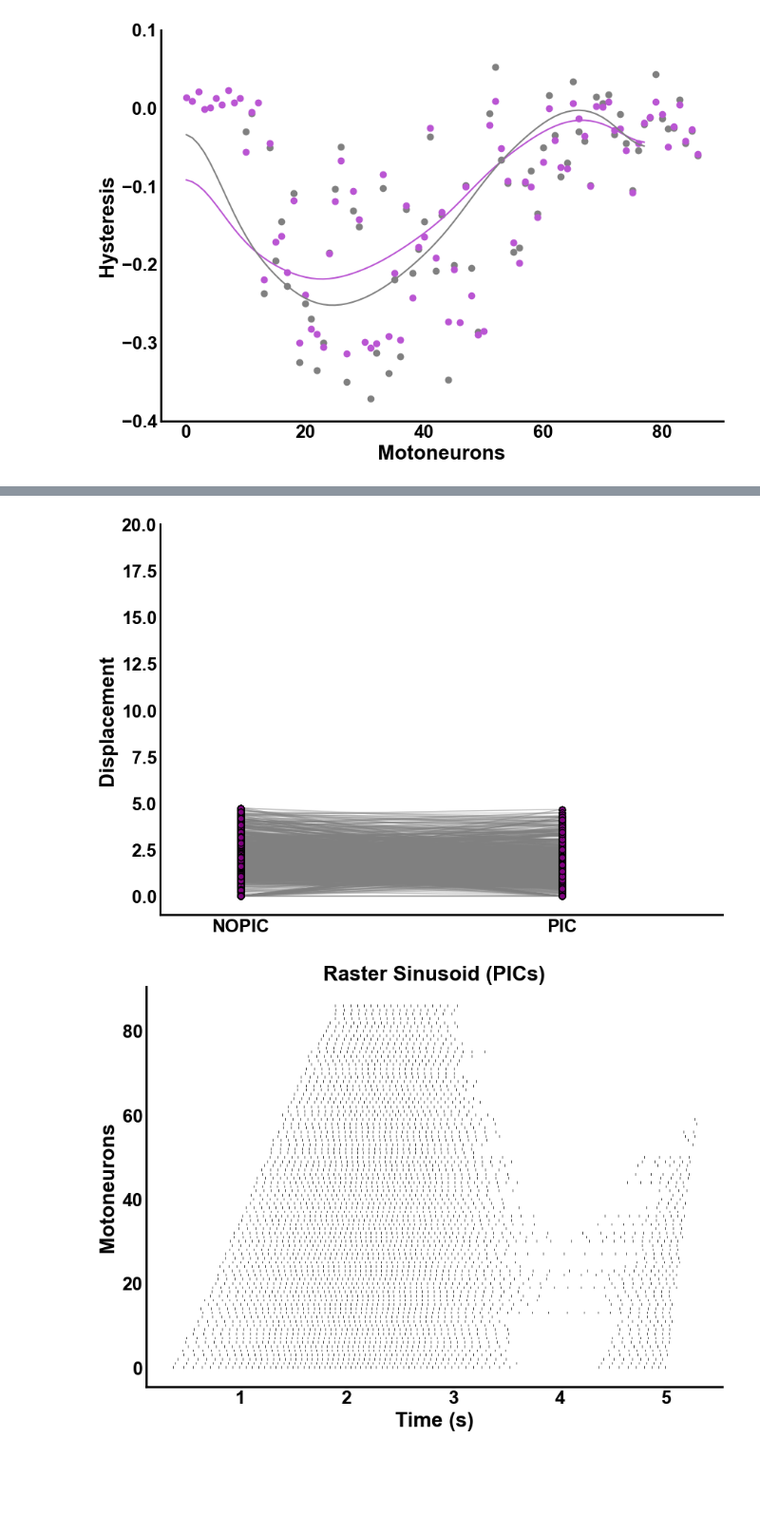
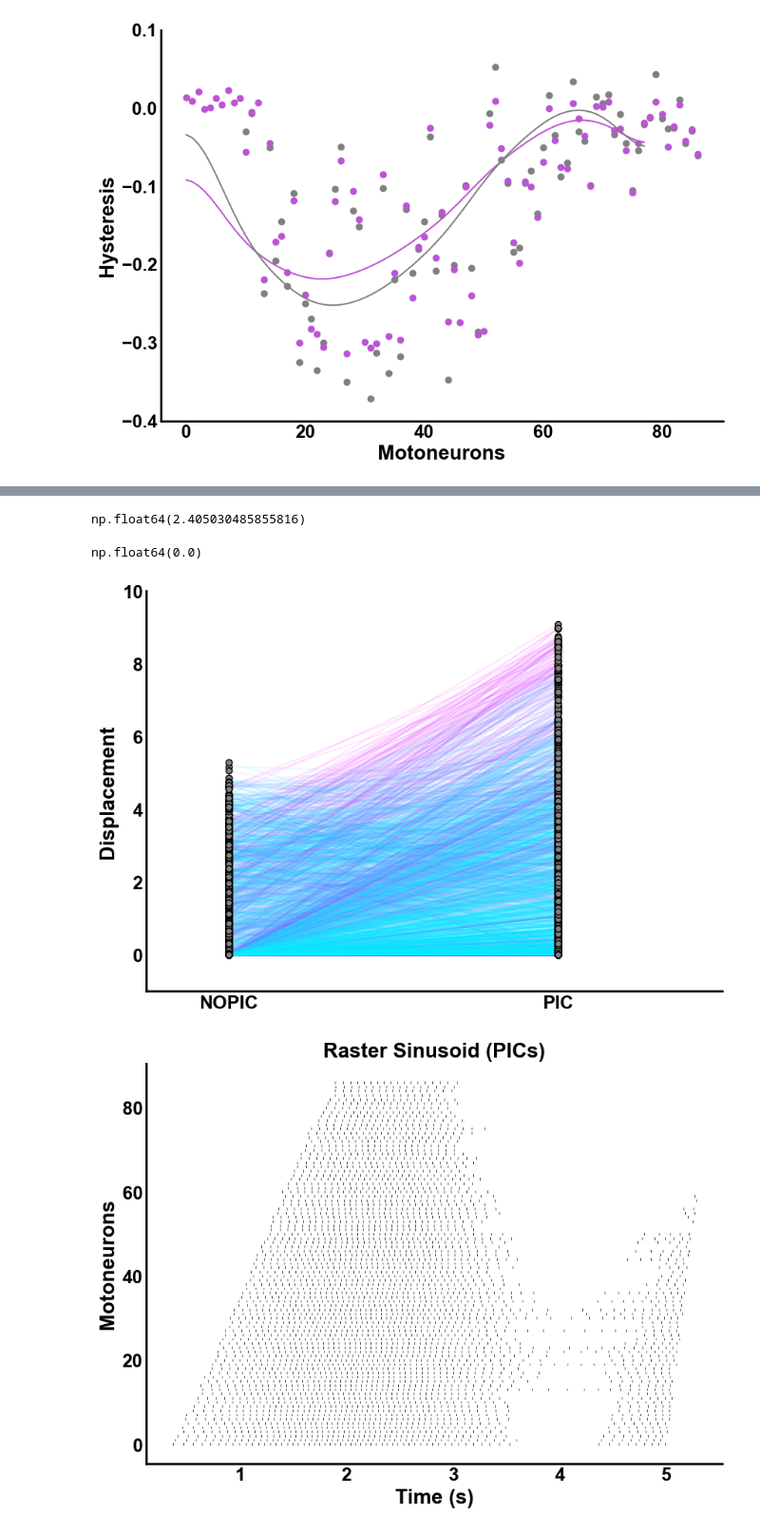
Before and after one commit to natmtc/flexible-motoneuron-control, a Jupyter notebook: Figures.ipynb, the cells around one changed output, grey strips where cells are left out. Shown at 95% size. Cells and saved outputs as stored; diff of their text form; code cells hidden in the pictures; blank space fills up the shorter version.

```diff
--- a/Figures.ipynb
+++ b/Figures.ipynb
@@ -361,34 +563,34 @@ plt.show()
 # %%
-file_path = "/Users/nmt121/Desktop/Repositories/Motoneuron_Model/Data_MN_Model/Data_final/Controller/TA_1314_changeinh_withstartPIC_2loop/exc_TA_MN13_14_inh_PICstart.jld2"
+file_path = "/Users/nmt121/Desktop/Repositories/Motoneuron_Model/Data_MN_Model/Data_final/Controller/TA_4245_changeinh_withstartPIC_2loop/exc_TA_MN42_45_inh_PICstart.jld2"
 
 with h5py.File(file_path, 'r') as f:
     exc1 = f['tr_new'][:]
 
 
-file_path = "/Users/nmt121/Desktop/Repositories/Motoneuron_Model/Data_MN_Model/Data_final/Controller/TA_1314_changeinh_withstartPIC_2loop/force_TA_MN13_14_inh_PICstart.jld2"
+file_path = "/Users/nmt121/Desktop/Repositories/Motoneuron_Model/Data_MN_Model/Data_final/Controller/TA_4245_changeinh_withstartPIC_2loop/force_TA_MN42_45_inh_PICstart.jld2"
 
 with h5py.File(file_path, 'r') as f:
     force = f['force'][:]
 
 
-file_path = "Data_MN_Model/Data_final/Controller/TA_1314_changeinh_withstartPIC_2loop/inh_TA_MN13_14_inh_PICstart.jld2"
+file_path = "Data_MN_Model/Data_final/Controller/TA_4245_changeinh_withstartPIC_2loop/inh_TA_MN42_45_inh_PICstart.jld2"
 
 with h5py.File(file_path, 'r') as f:
     inh = f['inh_input'][:]
 
 
-file_path = "Data_MN_Model/Data_final/Controller/TA_1314_changeinh_withstartPIC_2loop/originaltrajectory_TA_MN13_14_inh_PICstart"
+file_path = "Data_MN_Model/Data_final/Controller/TA_4245_changeinh_withstartPIC_2loop/originaltrajectory_TA_MN42_45_inh_PICstart"
 
 with h5py.File(file_path, 'r') as f:
     original = f['trajectory2_controlled'][:]
 
-file_path = "Data_MN_Model/Data_final/Controller/TA_1314_changeinh_withstartPIC_2loop/trajectory_controlled_TA_MN13_14_inh_PICstart.jld2"
+file_path = "Data_MN_Model/Data_final/Controller/TA_4245_changeinh_withstartPIC_2loop/trajectory_controlled_TA_MN42_45_inh_PICstart.jld2"
 
 with h5py.File(file_path, 'r') as f:
     new = f['trajectory2_controlled'][:]
 
 
-file_path = "/Users/nmt121/Desktop/Repositories/Motoneuron_Model/Data_MN_Model/Data_final/Controller/TA_1314_changeinh_withstartPIC_2loop/force_derivative.jld2"
+# file_path = "/Users/nmt121/Desktop/Repositories/Motoneuron_Model/Data_MN_Model/Data_final/Controller/TA_1314_changeinh_withstartPIC_2loop/force_derivative.jld2"
 
-with h5py.File(file_path, 'r') as f:
-    force_derivative = f['force_derivative'][:]
+# with h5py.File(file_path, 'r') as f:
+#     force_derivative = f['force_derivative'][:]
@@ -579,10 +959,20 @@ plt.show()
+# %%
+dispersion_PIC[1]
+# %% [output]
+np.float64(2.405030485855816)
+# %%
+file_path = "Data_MN_Model/Data_final/Flexibility_metrics_matlab/vthca_sinusoid_PIC_trial2.mat"
+mat_data = scipy.io.loadmat(file_path)
+biophysical_properties = mat_data['different_biophysical_properties'][0,:]
+# %% [output]
+np.float64(0.0)
 # %%
 # Load the data
-file_path = "Data_MN_Model/Data_final/Flexibility_metrics_matlab/displacement_chirp_NOPIC.mat"
+file_path = "Data_MN_Model/Data_final/Flexibility_metrics_matlab/displacement_sinusoid_NOPIC.mat"
 mat_data = scipy.io.loadmat(file_path)
 displacement_NOPIC = mat_data['displacement'][0,:]
 
-file_path = "Data_MN_Model/Data_final/Flexibility_metrics_matlab/displacement_chirp_PIC.mat"
+file_path = "Data_MN_Model/Data_final/Flexibility_metrics_matlab/displacement_sinusoid_PIC.mat"
 mat_data = scipy.io.loadmat(file_path)
 displacement_PIC = mat_data['displacement'][0,:]
 
@@ -591,40 +981,50 @@ plt.rcParams['font.family'] = 'Arial'
 
 fig, ax = plt.subplots(figsize=(10, 7))
 
+norm = plt.Normalize(vmin=np.min(np.abs(biophysical_properties)), vmax=np.max(np.abs(biophysical_properties)))
+
+# Set plot settings
+plt.rcParams['font.family'] = 'Arial'
+
+cmap = plt.cm.cool
+
 # Draw transparent lines between the corresponding points in PIC and NOPIC first
 for i in range(len(dispersion_PIC)):
-    plt.plot([2, 6], [displacement_NOPIC[i], displacement_PIC[i]], 'gray', linewidth=1, alpha=0.2)  # Line with transparency
+    color = cmap(norm(abs(biophysical_properties[i])))  # Map the biophysical property to a color
+    plt.plot([2, 6], [displacement_NOPIC[i], displacement_PIC[i]], color=color, linewidth=1.5, alpha=0.1)  # Line with gradient color
+
+
 
 # Now plot the scatter plot for PIC and NOPIC after drawing the lines
-plt.scatter(np.ones(len(displacement_NOPIC))*2, displacement_NOPIC, c='purple', edgecolors='black', zorder=3, label='PIC')
-plt.scatter(np.ones(len(displacement_PIC))*6, displacement_PIC, c='purple', edgecolors='black', zorder=3, label='NOPIC')
+plt.scatter(np.ones(len(displacement_NOPIC))*2, displacement_NOPIC, c='grey', edgecolors='black', zorder=3, label='PIC')
+plt.scatter(np.ones(len(displacement_PIC))*6, displacement_PIC, c='grey', edgecolors='black', zorder=3, label='NOPIC')
 
 # Set axis labels
 ax.set_ylabel("Displacement", fontsize=20, fontweight='bold')
 
 # Customize x-ticks to show "NOPIC" and "PIC"
 plt.xticks([2, 6], ['NOPIC', 'PIC'], fontsize=18, fontweight='bold')  # Customize x-tick labels
 plt.yticks(fontsize=18, fontweight='bold')
-plt.ylim([-1, 20])
+plt.ylim([-1, 10])
 plt.xlim([1, 8])
 
 # Hide grid lines
 ax.grid(False)
 
 # Remove all spines except bottom and left
 sns.despine()
 
 # Customize axis line thickness
 ax.spines['bottom'].set_linewidth(2)  # Make bottom axis thicker
 ax.spines['left'].set_linewidth(2)
 ax.tick_params(axis='both', which='both', length=0)
 
-plt.savefig('/Users/nmt121/Desktop/figures/displacement_chirp.png', dpi=300, bbox_inches='tight')
+plt.savefig('/Users/nmt121/Desktop/figures/displacement_sin.png', dpi=300, bbox_inches='tight')
 
 # Display the plot
 plt.show()
 # %% [output]
-[figure, old version]
+[figure, new version]
 # %%
 file_path = "Data_MN_Model/Data_final/Flexibility_metrics_matlab/DR_Sinusoid_025.mat"
 
```
Also changed, not shown: parts of 14 cells of this notebook, 7 other files.
